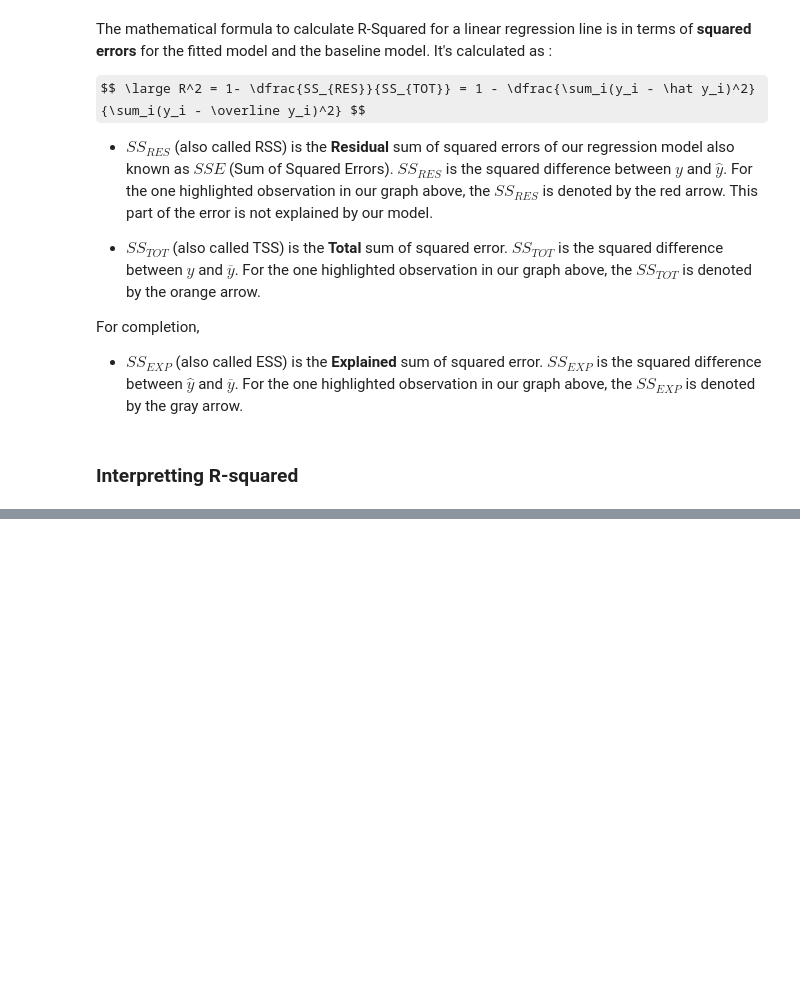
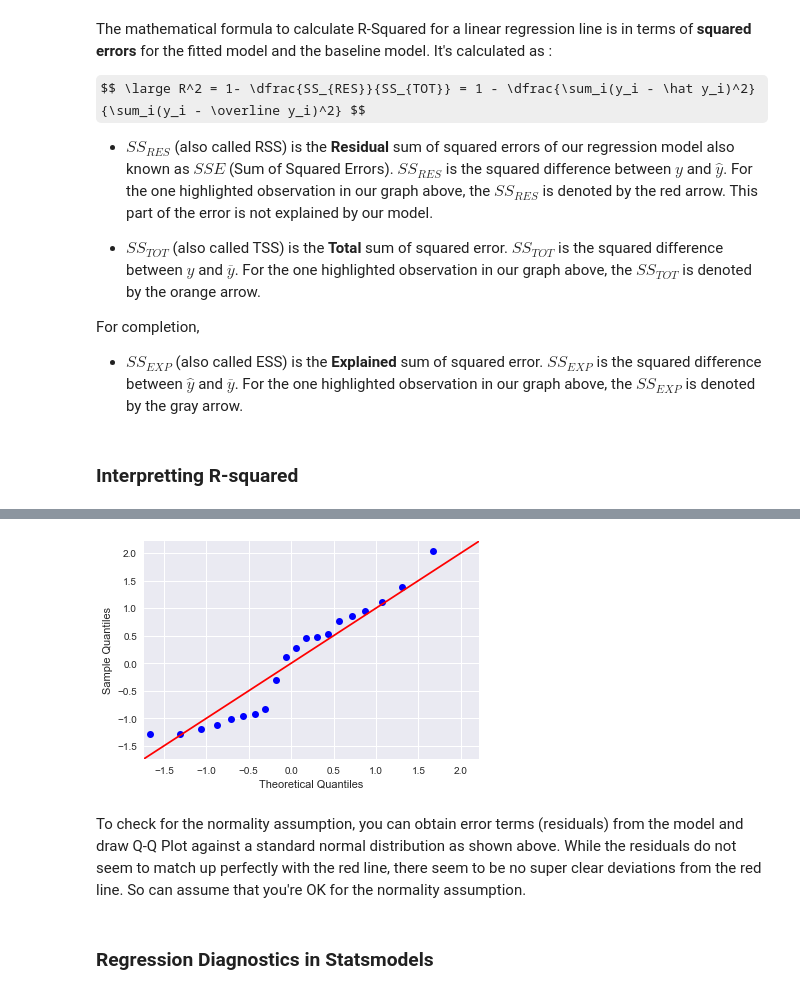
Before and after one commit to nadinezab/DS-notes, a Jupyter notebook: Linear Regression.ipynb, the cells around one changed output, grey strips where cells are left out. Cells and saved outputs as stored; diff of their text form; code cells hidden in the pictures; some formulas as TeX source; blank space fills up the shorter version.

```diff
--- a/Linear Regression.ipynb
+++ b/Linear Regression.ipynb
@@ -151,0 +312,10 @@ An R-squared value of say 0.85 can be described conceptually as:
+# %%
+residuals = model.resid
+fig = sm.graphics.qqplot(residuals, dist=stats.norm, line='45', fit=True)
+fig.show()
+# %% [output]
+[figure, added]
+# %% [markdown]
+To check for the normality assumption, you can obtain error terms (residuals) from the model and draw Q-Q Plot against a standard normal distribution as shown above. While the residuals do not seem to match up perfectly with the red line, there seem to be no super clear deviations from the red line. So can assume that you're OK for the normality assumption.
+# %% [markdown]
+### Regression Diagnostics in Statsmodels
```
Also changed, not shown: parts of 24 cells of this notebook, 1 other file.
